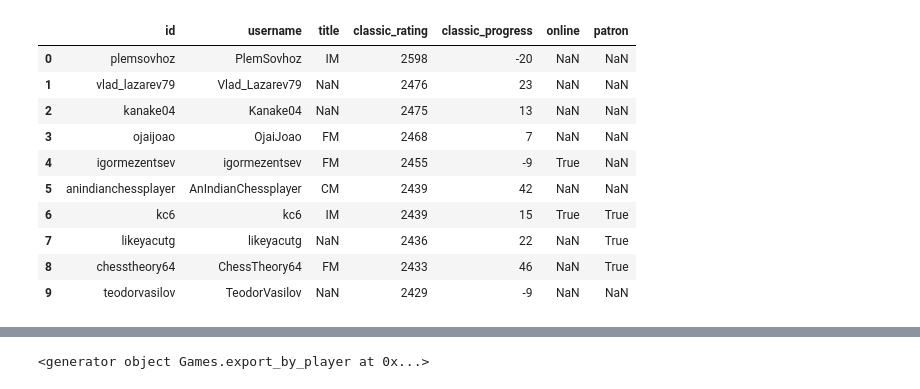
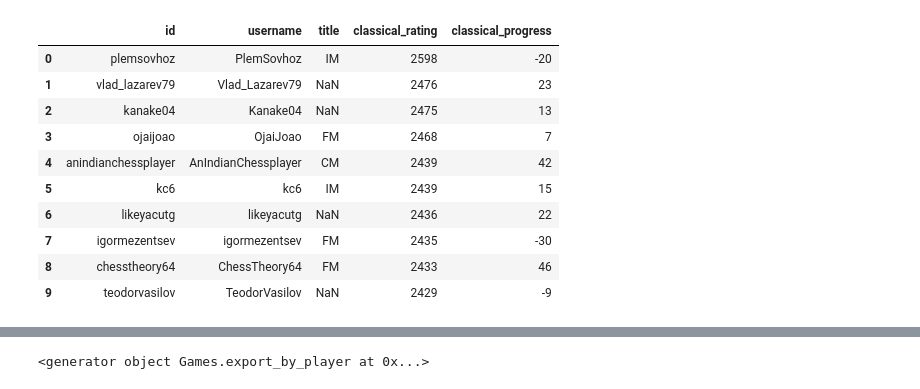
Before and after one commit to julam9/Scrapping-Lichess, a Jupyter notebook: notebook_explorer/data_process.ipynb, the cells around one changed output, grey strips where cells are left out. Cells and saved outputs as stored; diff of their text form; code cells hidden in the pictures.

```diff
--- a/notebook_explorer/data_process.ipynb
+++ b/notebook_explorer/data_process.ipynb
@@ -81,17 +83,17 @@ top10_rapid
-# %%
-# top 10 classic
-top10_classic = pd.json_normalize(top10_players, record_path="classical").rename(columns={"perfs.classical.rating" : "classic_rating", "perfs.classical.progress" : "classic_progress"})
-top10_classic
-# %% [output]
-|  | id | username | title | classic_rating | classic_progress | online | patron |
-| 0 | plemsovhoz | PlemSovhoz | IM | 2598 | -20 | NaN | NaN |
-| 1 | vlad_lazarev79 | Vlad_Lazarev79 | NaN | 2476 | 23 | NaN | NaN |
-| 2 | kanake04 | Kanake04 | NaN | 2475 | 13 | NaN | NaN |
-| 3 | ojaijoao | OjaiJoao | FM | 2468 | 7 | NaN | NaN |
-| 4 | igormezentsev | igormezentsev | FM | 2455 | -9 | True | NaN |
-| 5 | anindianchessplayer | AnIndianChessplayer | CM | 2439 | 42 | NaN | NaN |
-| 6 | kc6 | kc6 | IM | 2439 | 15 | True | True |
-| 7 | likeyacutg | likeyacutg | NaN | 2436 | 22 | NaN | True |
-| 8 | chesstheory64 | ChessTheory64 | FM | 2433 | 46 | NaN | True |
-| 9 | teodorvasilov | TeodorVasilov | NaN | 2429 | -9 | NaN | NaN |
+# %%
+# top 10 classic
+top10_classical = get_top10_players("classical")
+top10_classical
+# %% [output]
+|  | id | username | title | classical_rating | classical_progress |
+| 0 | plemsovhoz | PlemSovhoz | IM | 2598 | -20 |
+| 1 | vlad_lazarev79 | Vlad_Lazarev79 | NaN | 2476 | 23 |
+| 2 | kanake04 | Kanake04 | NaN | 2475 | 13 |
+| 3 | ojaijoao | OjaiJoao | FM | 2468 | 7 |
+| 4 | anindianchessplayer | AnIndianChessplayer | CM | 2439 | 42 |
+| 5 | kc6 | kc6 | IM | 2439 | 15 |
+| 6 | likeyacutg | likeyacutg | NaN | 2436 | 22 |
+| 7 | igormezentsev | igormezentsev | FM | 2435 | -30 |
+| 8 | chesstheory64 | ChessTheory64 | FM | 2433 | 46 |
+| 9 | teodorvasilov | TeodorVasilov | NaN | 2429 | -9 |
 # %%
```
Also changed, not shown: parts of 17 cells of this notebook.
